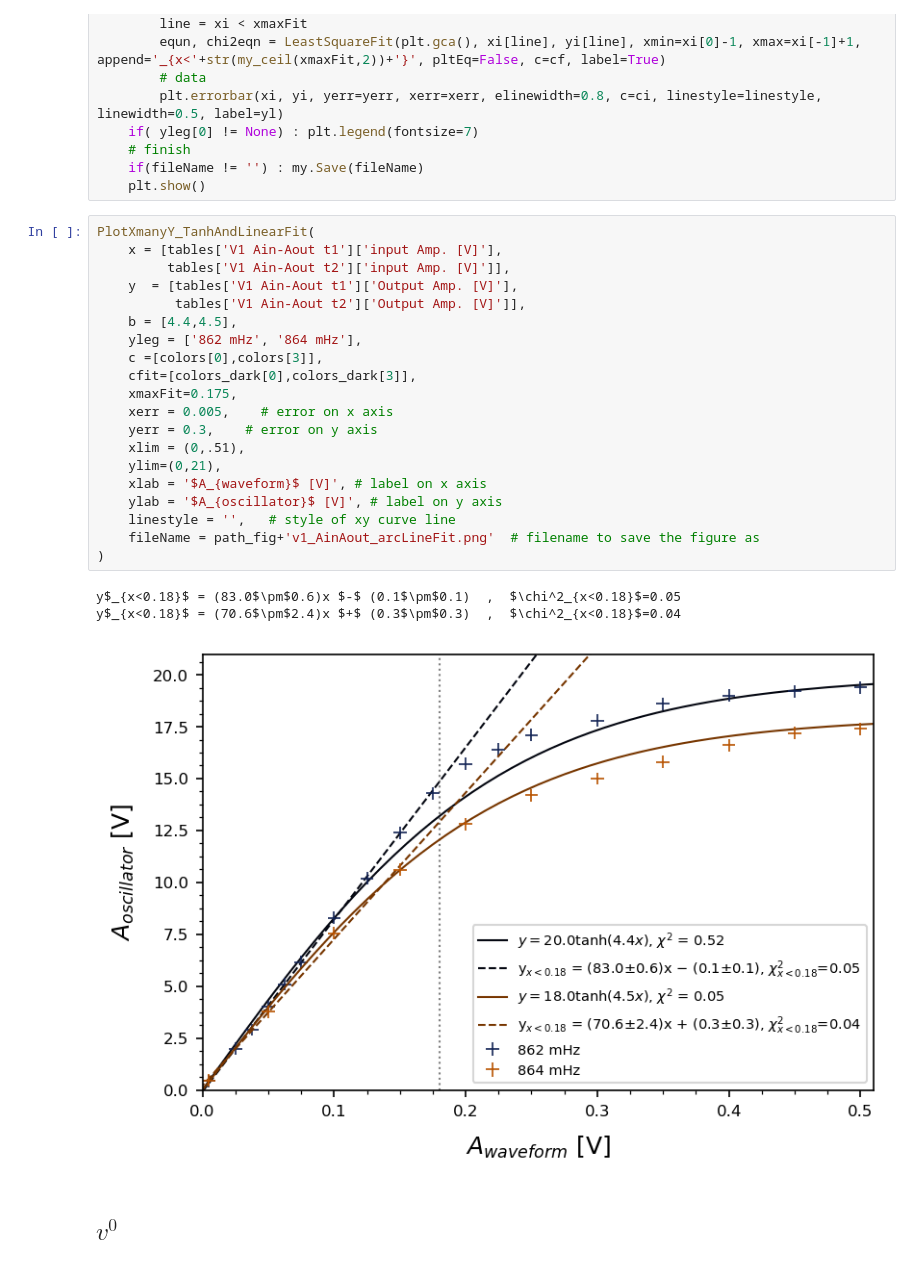
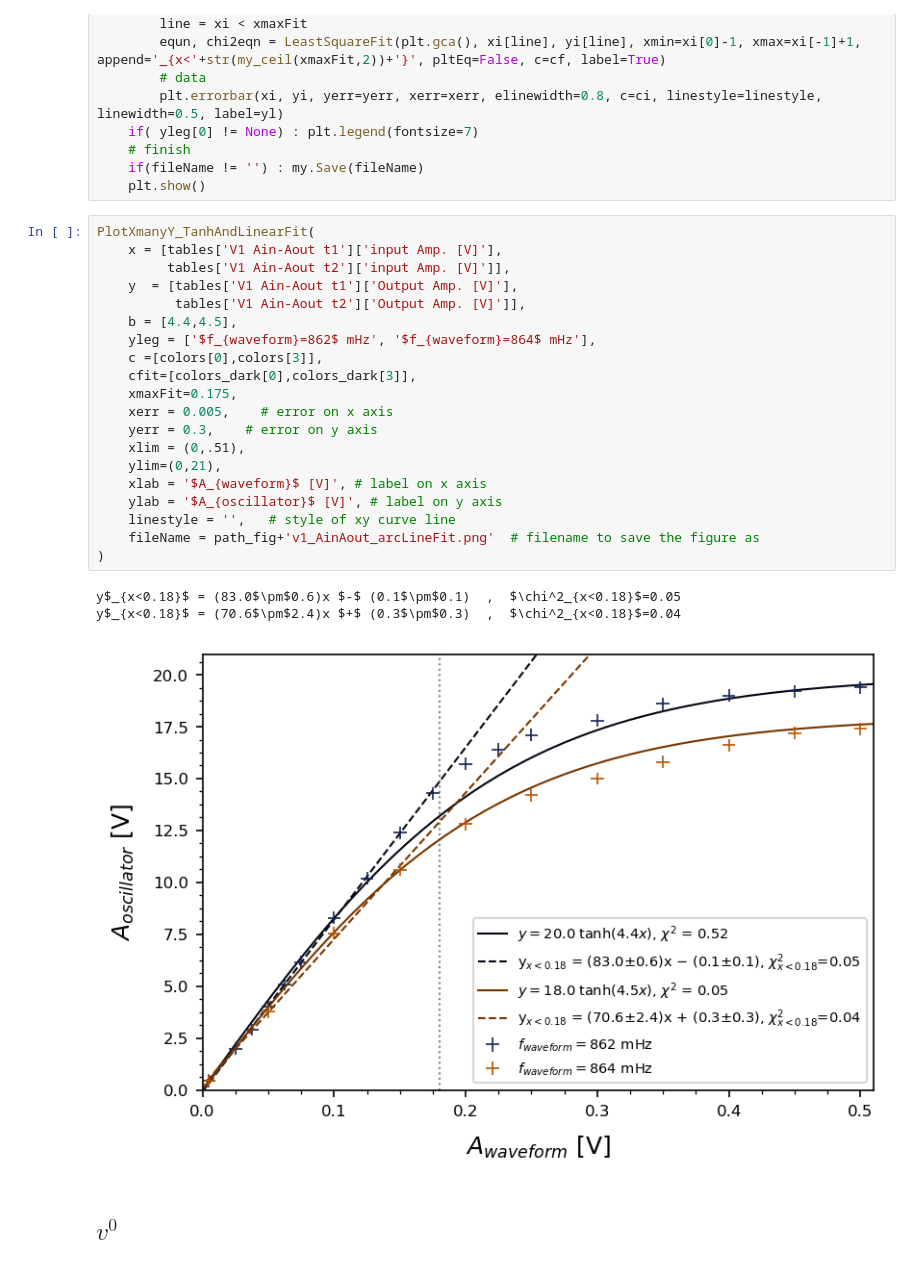
Before and after one commit to parallax-xallaraq/PHSX616, a Jupyter notebook: Lab3 - Torsional Oscillator/Code/Fitting.ipynb, the cells around one changed output. Saved outputs shown, nothing was run; the diff lists cells and outputs as text.

```diff
--- a/Lab3 - Torsional Oscillator/Code/Fitting.ipynb
+++ b/Lab3 - Torsional Oscillator/Code/Fitting.ipynb
@@ -411,27 +411,27 @@ def PlotXmanyY_TanhAndLinearFit(
 # %%
 PlotXmanyY_TanhAndLinearFit(
     x = [tables['V1 Ain-Aout t1']['input Amp. [V]'],
          tables['V1 Ain-Aout t2']['input Amp. [V]']],
     y  = [tables['V1 Ain-Aout t1']['Output Amp. [V]'],
           tables['V1 Ain-Aout t2']['Output Amp. [V]']],
     b = [4.4,4.5],
-    yleg = ['862 mHz', '864 mHz'],
+    yleg = ['$f_{waveform}=862$ mHz', '$f_{waveform}=864$ mHz'],
     c =[colors[0],colors[3]],
     cfit=[colors_dark[0],colors_dark[3]],
     xmaxFit=0.175,
     xerr = 0.005,    # error on x axis
     yerr = 0.3,    # error on y axis
     xlim = (0,.51),
     ylim=(0,21),
     xlab = '$A_{waveform}$ [V]', # label on x axis
     ylab = '$A_{oscillator}$ [V]', # label on y axis
     linestyle = '',   # style of xy curve line
     fileName = path_fig+'v1_AinAout_arcLineFit.png'  # filename to save the figure as
 )
 # %% [output]
 y$_{x<0.18}$ = (83.0$\pm$0.6)x $-$ (0.1$\pm$0.1)  ,  $\chi^2_{x<0.18}$=0.05
 y$_{x<0.18}$ = (70.6$\pm$2.4)x $+$ (0.3$\pm$0.3)  ,  $\chi^2_{x<0.18}$=0.04
-[figure, old version]
+[figure, new version]
 # %% [markdown]
 ## $v^0$
 # %%
```
Also changed, not shown: parts of 4 cells of this notebook, 13 other files.
